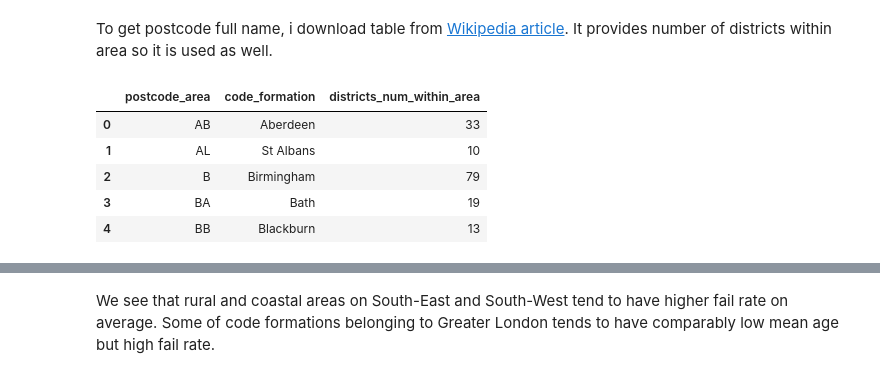
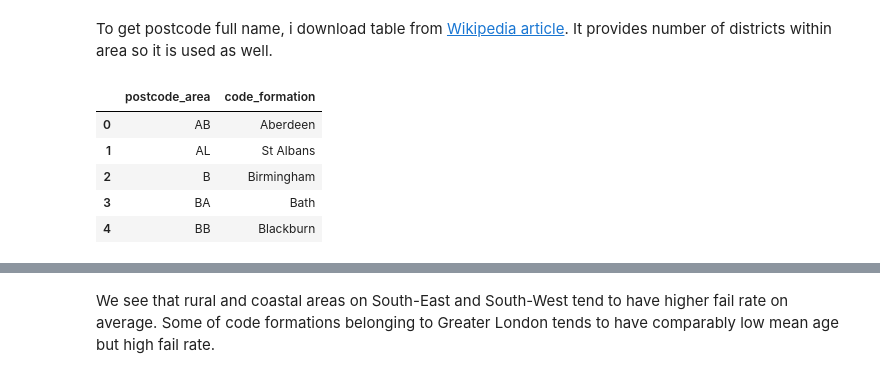
Before and after one commit to sttseitlin/MOT-test-for-motorcycles, a Jupyter notebook: moto.ipynb, the cells around one changed output, grey strips where cells are left out. Cells and saved outputs as stored; diff of their text form; code cells hidden in the pictures.

```diff
--- a/moto.ipynb
+++ b/moto.ipynb
@@ -1303,28 +654,28 @@ To get postcode full name, i download table from [Wikipedia article](https://en.
 # %%
 from io import StringIO
 postcode_url = "https://en.wikipedia.org/wiki/List_of_postcode_areas_in_the_United_Kingdom"
 headers = {'User-Agent': 'Mozilla/5.0 (Windows NT 10.0; Win64; x64) AppleWebKit/537.36 (KHTML, like Gecko) Chrome/91.0.4472.124 Safari/537.36'}
 try:
     response = requests.get(postcode_url, headers=headers)
     response.raise_for_status()
     html_content = response.text
 
     postcodes = pd.read_html(StringIO(html_content))[0]
     postcodes.columns = postcodes.columns.str.lower().str.replace(' ', '_')
-    postcodes['districts_num_within_area'] = postcodes['number_of_postcode_districts_within_area'].str.split('(').str[0]
-    postcodes = postcodes[['postcode_area', 'code_formation', 'districts_num_within_area']]
+    # postcodes['districts_num_within_area'] = postcodes['number_of_postcode_districts_within_area'].str.split('(').str[0]
+    postcodes = postcodes[['postcode_area', 'code_formation']]
 except requests.exceptions.HTTPError as err:
     print(f"HTTP error occurred: {err}")
 except Exception as err:
     print(f"An error occurred: {err}")
 postcodes.head()
 # %% [output]
-|  | postcode_area | code_formation | districts_num_within_area |
-| 0 | AB | Aberdeen | 33 |
-| 1 | AL | St Albans | 10 |
-| 2 | B | Birmingham | 79 |
-| 3 | BA | Bath | 19 |
-| 4 | BB | Blackburn | 13 |
+|  | postcode_area | code_formation |
+| 0 | AB | Aberdeen |
+| 1 | AL | St Albans |
+| 2 | B | Birmingham |
+| 3 | BA | Bath |
+| 4 | BB | Blackburn |
 # %%
 geo = (
     postcodes.merge(
```
Also changed, not shown: parts of 229 cells of this notebook, 1 other file.
